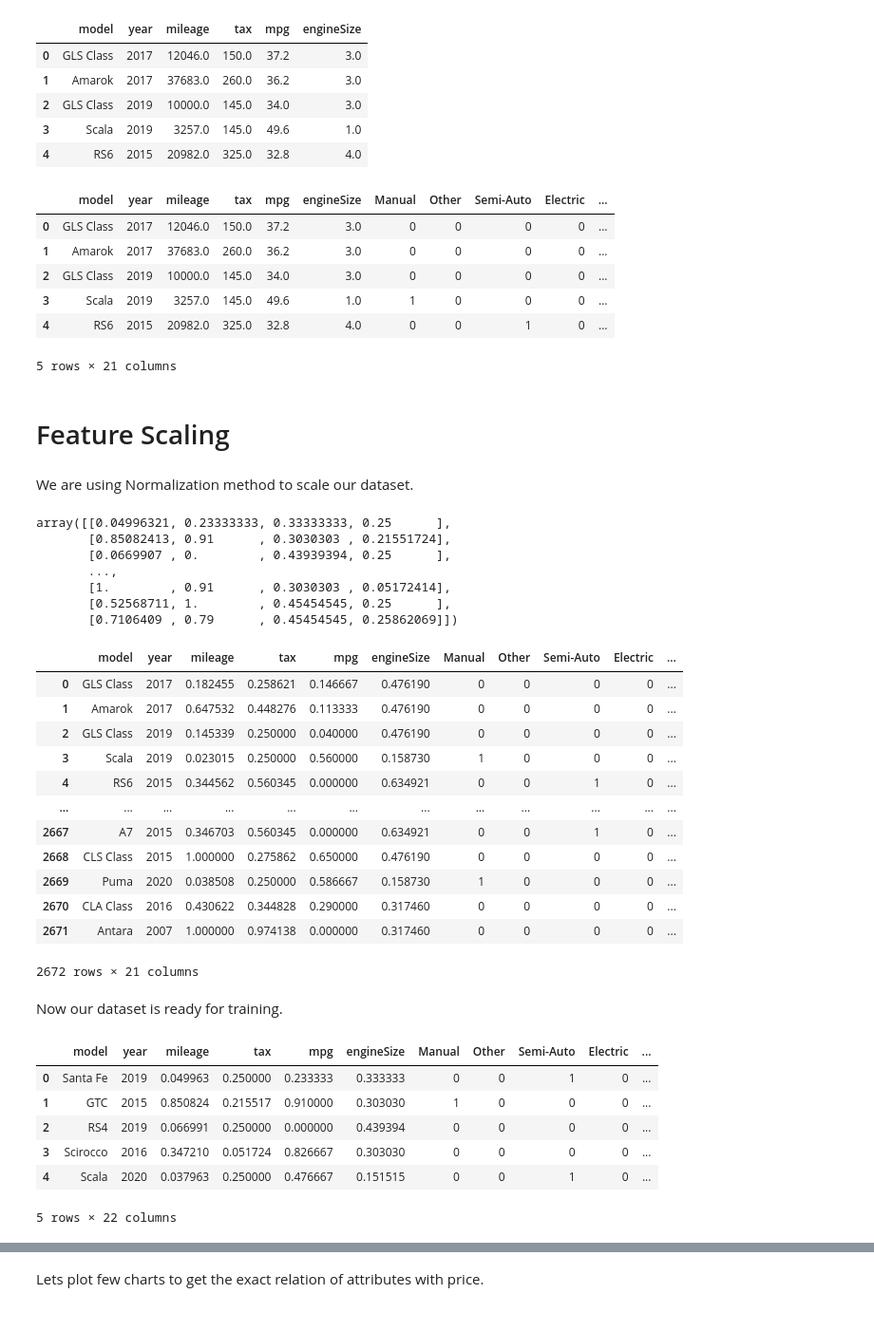
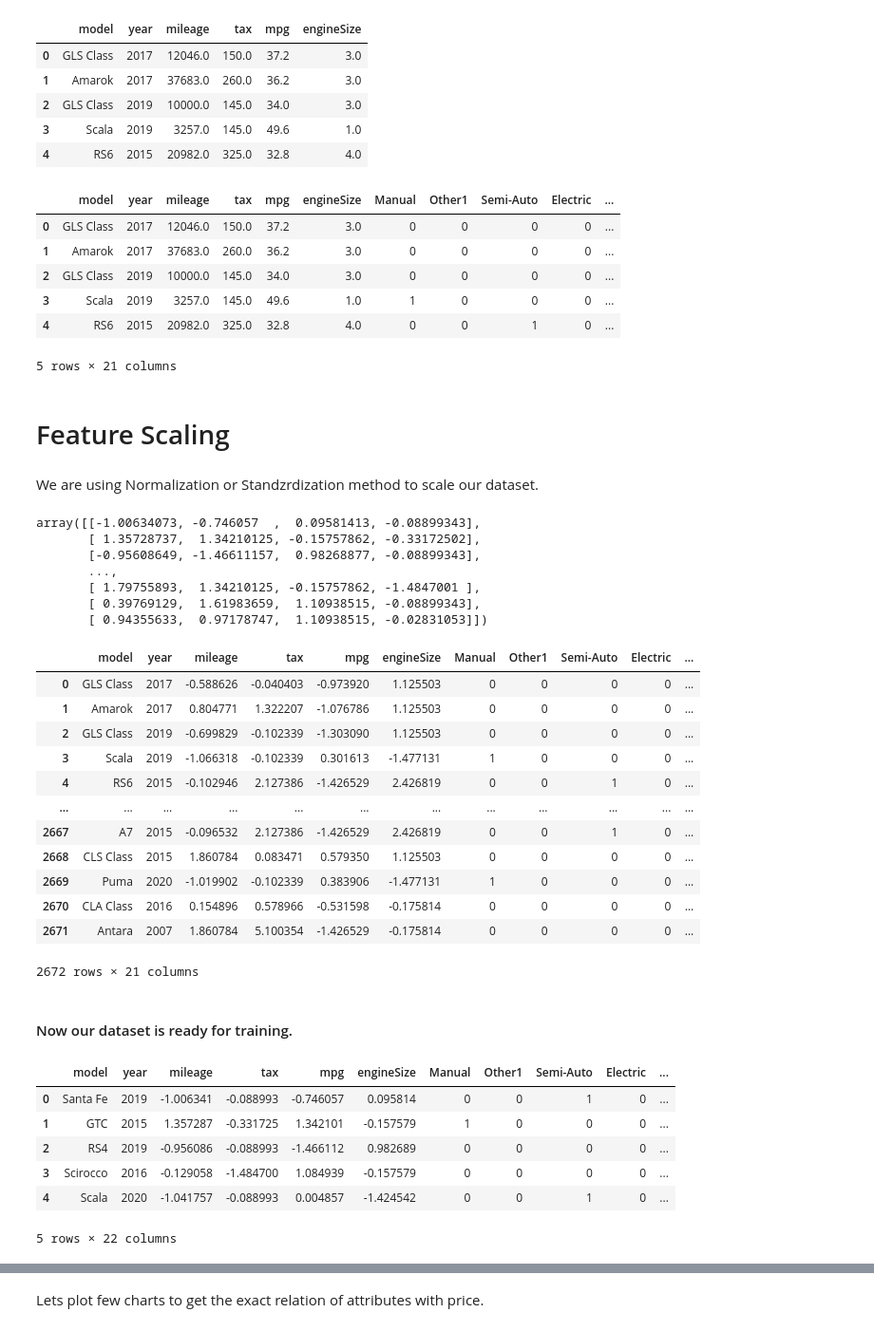
Before and after one commit to rush3010/Used-Cars-Price-Prediction, a Jupyter notebook: Used Car Price Prediction Analysis.ipynb, the cells around one changed output, grey strips where cells are left out. Shown at 95% size. Drawn from its saved outputs; the diff is of its cells as text; code cells hidden in the pictures.

```diff
--- a/Used Car Price Prediction Analysis.ipynb
+++ b/Used Car Price Prediction Analysis.ipynb
@@ -93,9 +93,10 @@ min       0.000000
 75%       2.800000
 max       6.600000
 # %%
-#dropping unnecessary columns
 X_train.drop('carID',axis=1,inplace=True)
+y_train.drop('carID',axis=1,inplace=True)
 X_test.drop('carID',axis=1,inplace=True)
+y_test.drop('carID',axis=1,inplace=True)
 # %% [markdown]
 # Checking and Handling Outliers
 # %% [markdown]
@@ -277,6 +278,9 @@ fueltype1
 # %%
 #creating dummy variable for transmission
 transmission = pd.get_dummies(X_train['transmission'],drop_first=True)
+transmission = transmission.rename(columns = {'Other' : 'Other1'},inplace=False)
 transmission1 = pd.get_dummies(X_test['transmission'],drop_first=True)
+transmission1 = transmission1.rename(columns = {'Other' : 'Other1'},inplace=False)
 transmission1
+#since our dataset had 2 similiared named columns so we will change its name
 # %% [output]
@@ -322,7 +326,7 @@ X_train = pd.concat([X_train,transmission,fueltype,brand],axis=1)
 X_test = pd.concat([X_test,transmission1,fueltype1,brand1],axis=1)
 X_test.head()
 # %% [output]
-|  | model | year | mileage | tax | mpg | engineSize | Manual | Other | Semi-Auto | Electric | ... |
+|  | model | year | mileage | tax | mpg | engineSize | Manual | Other1 | Semi-Auto | Electric | ... |
 | 0 | GLS Class | 2017 | 12046.0 | 150.0 | 37.2 | 3.0 | 0 | 0 | 0 | 0 | ... |
 | 1 | Amarok | 2017 | 37683.0 | 260.0 | 36.2 | 3.0 | 0 | 0 | 0 | 0 | ... |
 | 2 | GLS Class | 2019 | 10000.0 | 145.0 | 34.0 | 3.0 | 0 | 0 | 0 | 0 | ... |
@@ -332,5 +336,5 @@ X_test.head()
 # %% [markdown]
 # Feature Scaling
 # %% [markdown]
-We are using Normalization method to scale our dataset.
+We are using Normalization or Standzrdization method to scale our dataset.
 # %%
@@ -338,47 +343,48 @@ from sklearn.preprocessing import MinMaxScaler
 # %%
-scale = MinMaxScaler()
+#scale = MinMaxScaler()
+scale = StandardScaler()
 # %%
 X_train_scaled=scale.fit_transform(X_train[['mileage','mpg','engineSize','tax']])
 X_test_scaled=scale.fit_transform(X_test[['mileage','mpg','engineSize','tax']])
 X_train_scaled
 # %% [output]
-array([[0.04996321, 0.23333333, 0.33333333, 0.25      ],
-       [0.85082413, 0.91      , 0.3030303 , 0.21551724],
-       [0.0669907 , 0.        , 0.43939394, 0.25      ],
+array([[-1.00634073, -0.746057  ,  0.09581413, -0.08899343],
+       [ 1.35728737,  1.34210125, -0.15757862, -0.33172502],
+       [-0.95608649, -1.46611157,  0.98268877, -0.08899343],
        ...,
-       [1.        , 0.91      , 0.3030303 , 0.05172414],
-       [0.52568711, 1.        , 0.45454545, 0.25      ],
-       [0.7106409 , 0.79      , 0.45454545, 0.25862069]])
+       [ 1.79755893,  1.34210125, -0.15757862, -1.4847001 ],
+       [ 0.39769129,  1.61983659,  1.10938515, -0.08899343],
+       [ 0.94355633,  0.97178747,  1.10938515, -0.02831053]])
 # %%
 X_train[['mileage','mpg','engineSize','tax']]=X_train_scaled
 X_test[['mileage','mpg','engineSize','tax']]=X_test_scaled
 X_test
 # %% [output]
-|  | model | year | mileage | tax | mpg | engineSize | Manual | Other | Semi-Auto | Electric | ... |
-| 0 | GLS Class | 2017 | 0.182455 | 0.258621 | 0.146667 | 0.476190 | 0 | 0 | 0 | 0 | ... |
-| 1 | Amarok | 2017 | 0.647532 | 0.448276 | 0.113333 | 0.476190 | 0 | 0 | 0 | 0 | ... |
-| 2 | GLS Class | 2019 | 0.145339 | 0.250000 | 0.040000 | 0.476190 | 0 | 0 | 0 | 0 | ... |
-| 3 | Scala | 2019 | 0.023015 | 0.250000 | 0.560000 | 0.158730 | 1 | 0 | 0 | 0 | ... |
-| 4 | RS6 | 2015 | 0.344562 | 0.560345 | 0.000000 | 0.634921 | 0 | 0 | 1 | 0 | ... |
+|  | model | year | mileage | tax | mpg | engineSize | Manual | Other1 | Semi-Auto | Electric | ... |
+| 0 | GLS Class | 2017 | -0.588626 | -0.040403 | -0.973920 | 1.125503 | 0 | 0 | 0 | 0 | ... |
+| 1 | Amarok | 2017 | 0.804771 | 1.322207 | -1.076786 | 1.125503 | 0 | 0 | 0 | 0 | ... |
+| 2 | GLS Class | 2019 | -0.699829 | -0.102339 | -1.303090 | 1.125503 | 0 | 0 | 0 | 0 | ... |
+| 3 | Scala | 2019 | -1.066318 | -0.102339 | 0.301613 | -1.477131 | 1 | 0 | 0 | 0 | ... |
+| 4 | RS6 | 2015 | -0.102946 | 2.127386 | -1.426529 | 2.426819 | 0 | 0 | 1 | 0 | ... |
 | ... | ... | ... | ... | ... | ... | ... | ... | ... | ... | ... | ... |
-| 2667 | A7 | 2015 | 0.346703 | 0.560345 | 0.000000 | 0.634921 | 0 | 0 | 1 | 0 | ... |
-| 2668 | CLS Class | 2015 | 1.000000 | 0.275862 | 0.650000 | 0.476190 | 0 | 0 | 0 | 0 | ... |
-| 2669 | Puma | 2020 | 0.038508 | 0.250000 | 0.586667 | 0.158730 | 1 | 0 | 0 | 0 | ... |
-| 2670 | CLA Class | 2016 | 0.430622 | 0.344828 | 0.290000 | 0.317460 | 0 | 0 | 0 | 0 | ... |
-| 2671 | Antara | 2007 | 1.000000 | 0.974138 | 0.000000 | 0.317460 | 0 | 0 | 0 | 0 | ... |
+| 2667 | A7 | 2015 | -0.096532 | 2.127386 | -1.426529 | 2.426819 | 0 | 0 | 1 | 0 | ... |
+| 2668 | CLS Class | 2015 | 1.860784 | 0.083471 | 0.579350 | 1.125503 | 0 | 0 | 0 | 0 | ... |
+| 2669 | Puma | 2020 | -1.019902 | -0.102339 | 0.383906 | -1.477131 | 1 | 0 | 0 | 0 | ... |
+| 2670 | CLA Class | 2016 | 0.154896 | 0.578966 | -0.531598 | -0.175814 | 0 | 0 | 0 | 0 | ... |
+| 2671 | Antara | 2007 | 1.860784 | 5.100354 | -1.426529 | -0.175814 | 0 | 0 | 0 | 0 | ... |
 2672 rows × 21 columns
 # %% [markdown]
-Now our dataset is ready for training.
+#### Now our dataset is ready for training.
 # %%
-x=pd.concat([X_train,y],axis=1)
+x=pd.concat([X_train,y_train],axis=1)
 x.head()
 # %% [output]
-|  | model | year | mileage | tax | mpg | engineSize | Manual | Other | Semi-Auto | Electric | ... |
-| 0 | Santa Fe | 2019 | 0.049963 | 0.250000 | 0.233333 | 0.333333 | 0 | 0 | 1 | 0 | ... |
-| 1 | GTC | 2015 | 0.850824 | 0.215517 | 0.910000 | 0.303030 | 1 | 0 | 0 | 0 | ... |
-| 2 | RS4 | 2019 | 0.066991 | 0.250000 | 0.000000 | 0.439394 | 0 | 0 | 0 | 0 | ... |
-| 3 | Scirocco | 2016 | 0.347210 | 0.051724 | 0.826667 | 0.303030 | 0 | 0 | 0 | 0 | ... |
-| 4 | Scala | 2020 | 0.037963 | 0.250000 | 0.476667 | 0.151515 | 0 | 0 | 1 | 0 | ... |
+|  | model | year | mileage | tax | mpg | engineSize | Manual | Other1 | Semi-Auto | Electric | ... |
+| 0 | Santa Fe | 2019 | -1.006341 | -0.088993 | -0.746057 | 0.095814 | 0 | 0 | 1 | 0 | ... |
+| 1 | GTC | 2015 | 1.357287 | -0.331725 | 1.342101 | -0.157579 | 1 | 0 | 0 | 0 | ... |
+| 2 | RS4 | 2019 | -0.956086 | -0.088993 | -1.466112 | 0.982689 | 0 | 0 | 0 | 0 | ... |
+| 3 | Scirocco | 2016 | -0.129058 | -1.484700 | 1.084939 | -0.157579 | 0 | 0 | 0 | 0 | ... |
+| 4 | Scala | 2020 | -1.041757 | -0.088993 | 0.004857 | -1.424542 | 0 | 0 | 1 | 0 | ... |
 5 rows × 22 columns
 # %%
 x.columns
```
Also changed, not shown: parts of 40 cells of this notebook.
